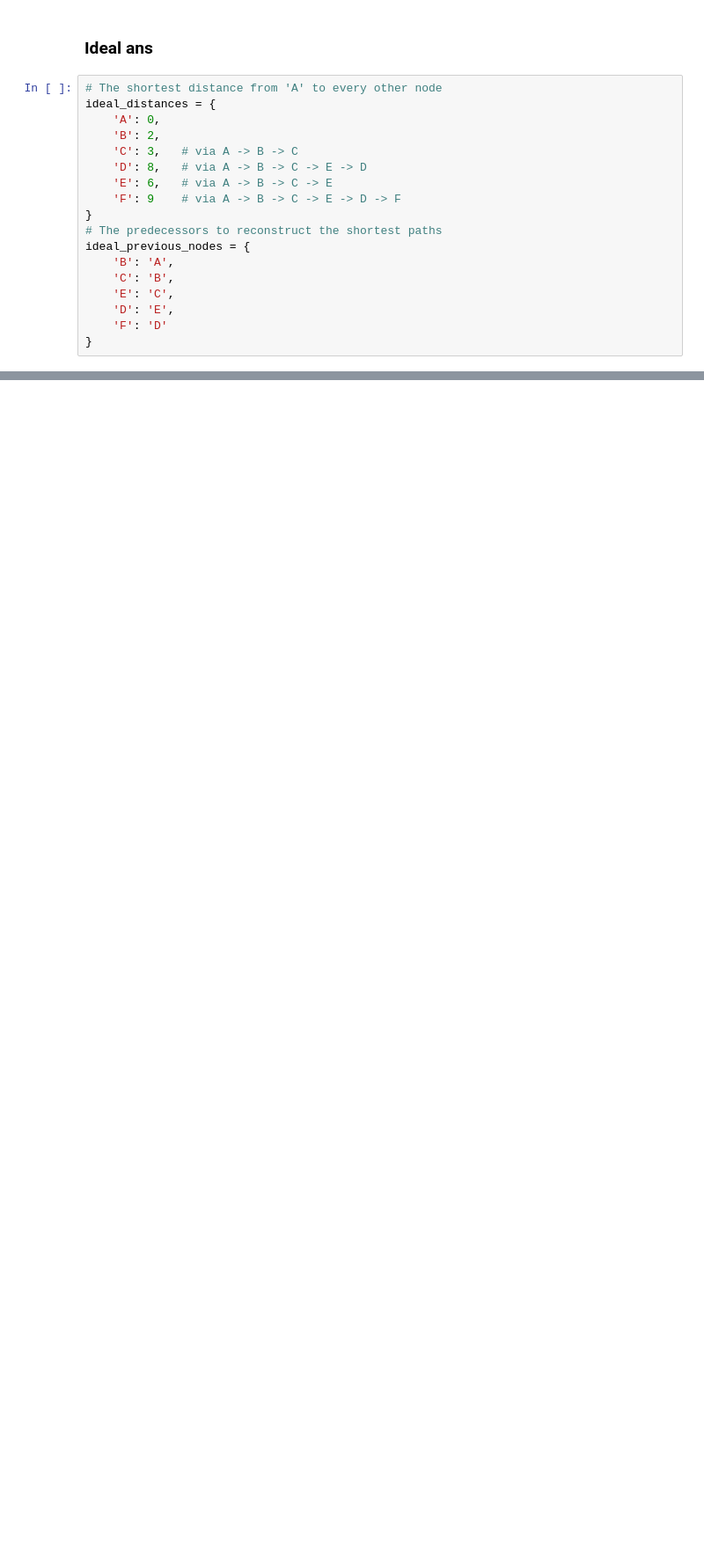
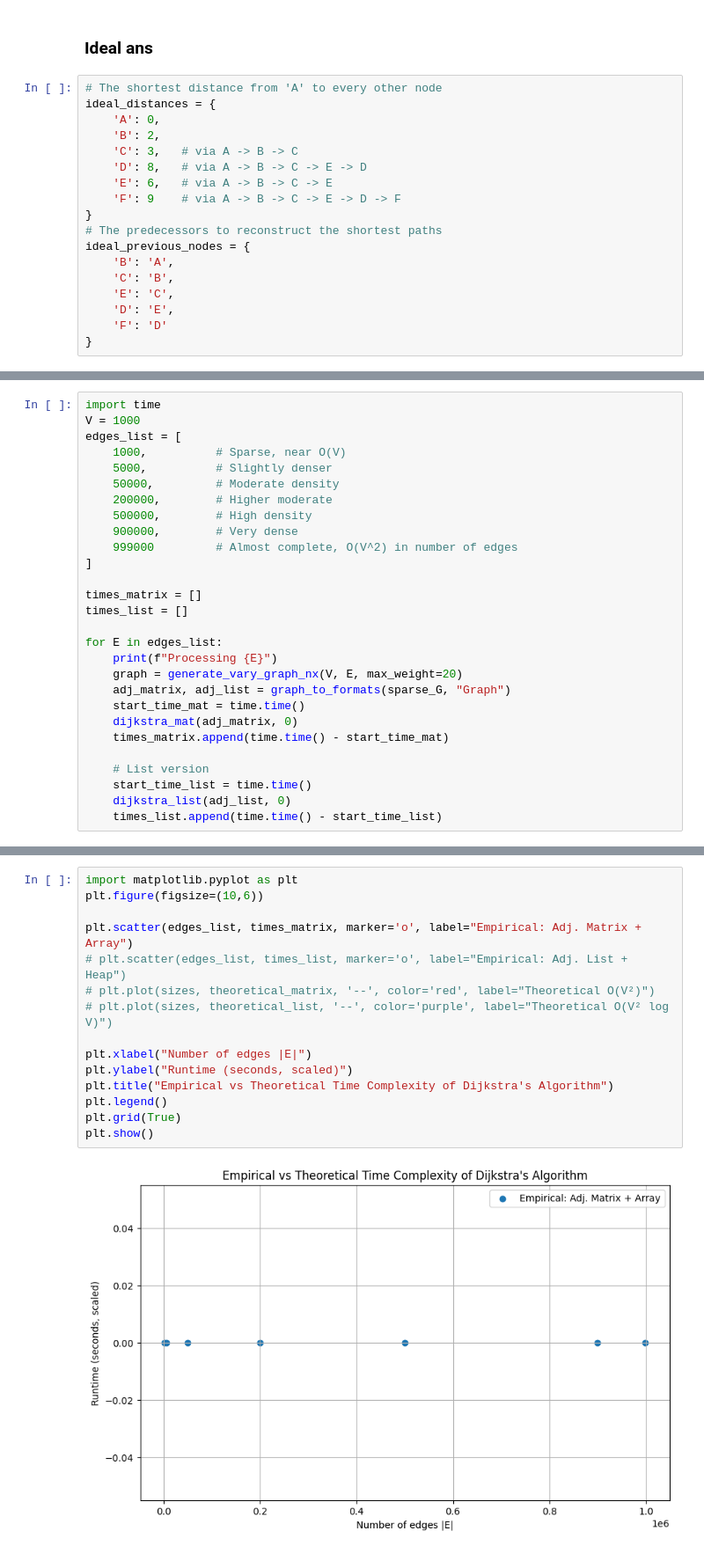
Before and after one commit to M00dler/SC2001_Lab_Team_5, a Jupyter notebook: Lab 2/Lab 2.ipynb, the cells around one changed output, grey strips where cells are left out. Shown at 88% size. Cells and saved outputs as stored; diff of their text form; blank space fills up the shorter version.

```diff
--- a/Lab 2/Lab 2.ipynb
+++ b/Lab 2/Lab 2.ipynb
@@ -417,0 +463,28 @@ List times: [0.0010328292846679688, 0.07037711143493652, 0.272413969039917, 0.60
+# %%
+import time
+V = 1000
+edges_list = [
+    1000,          # Sparse, near O(V)
+    5000,          # Slightly denser
+    50000,         # Moderate density
+    200000,        # Higher moderate
+    500000,        # High density
+    900000,        # Very dense
+    999000         # Almost complete, O(V^2) in number of edges
+]
+
+times_matrix = []
+times_list = []
+
+for E in edges_list:
+    print(f"Processing {E}")
+    graph = generate_vary_graph_nx(V, E, max_weight=20)
+    adj_matrix, adj_list = graph_to_formats(sparse_G, "Graph")
+    start_time_mat = time.time()
+    dijkstra_mat(adj_matrix, 0)
+    times_matrix.append(time.time() - start_time_mat)
+
+    # List version
+    start_time_list = time.time()
+    dijkstra_list(adj_list, 0)
+    times_list.append(time.time() - start_time_list)
@@ -417,0 +499,17 @@ List times: [0.0010328292846679688, 0.07037711143493652, 0.272413969039917, 0.60
+# %%
+import matplotlib.pyplot as plt
+plt.figure(figsize=(10,6))
+
+plt.scatter(edges_list, times_matrix, marker='o', label="Empirical: Adj. Matrix + Array")
+# plt.scatter(edges_list, times_list, marker='o', label="Empirical: Adj. List + Heap")
+# plt.plot(sizes, theoretical_matrix, '--', color='red', label="Theoretical O(V²)")
+# plt.plot(sizes, theoretical_list, '--', color='purple', label="Theoretical O(V² log V)")
+
+plt.xlabel("Number of edges |E|")
+plt.ylabel("Runtime (seconds, scaled)")
+plt.title("Empirical vs Theoretical Time Complexity of Dijkstra's Algorithm")
+plt.legend()
+plt.grid(True)
+plt.show()
+# %% [output]
+[figure, added]
```
Also changed, not shown: parts of 26 cells of this notebook, 3 other files.
